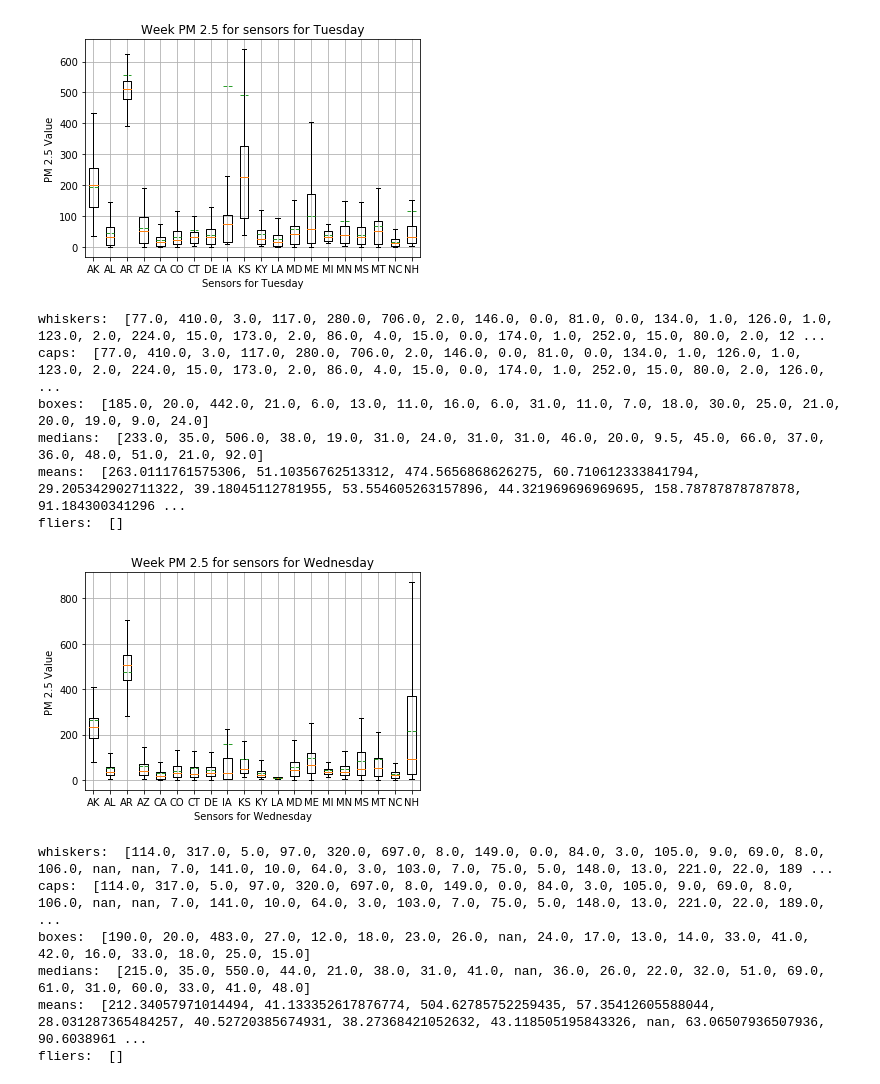
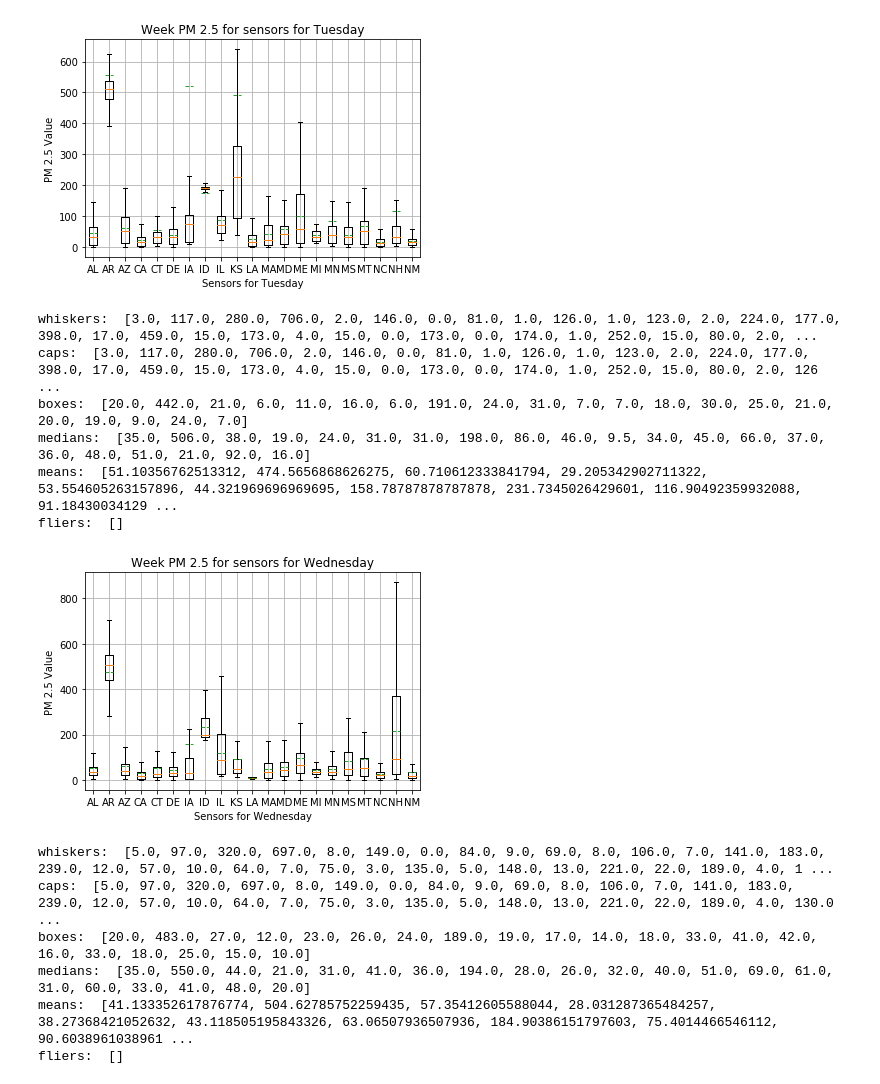
Before and after one commit to ylehilds/analyzing-mongolia-air-quality, a Jupyter notebook: day_vs_night/day_vs_night.ipynb, the cells around one changed output. Saved outputs shown, nothing was run; the diff lists cells and outputs as text; code cells hidden in the pictures.

```diff
--- a/day_vs_night/day_vs_night.ipynb
+++ b/day_vs_night/day_vs_night.ipynb
@@ -105,7 +104,7 @@ plt.grid(True)
 days = ['05', '06', '07', '08', '09', '10', '11']
 data = data[data.pm2_5 >= 0]
 data = data[data.location_name == 'Mongolia']
-hybrid_modified_gers = ['AK', 'AL', 'AR', 'AZ', 'CA', 'CO', 'CT', 'DE', 'FL', 'IA', 'KS', 'KY', 'LA', 'MD', 'ME', 'MI', 'MN', 'MS', 'MT', 'NC', 'NH']
+hybrid_modified_gers = ['AL', 'AR', 'AZ', 'CA', 'CT', 'DE', 'IA', 'ID', 'IL', 'KS', 'LA', 'MA', 'MD', 'ME', 'MI', 'MN', 'MS', 'MT', 'NC', 'NH', 'NM']
 data = data[(data.name == hybrid_modified_gers[0]) | (data.name == hybrid_modified_gers[1]) | (data.name == hybrid_modified_gers[2]) | (data.name == hybrid_modified_gers[3]) | (data.name == hybrid_modified_gers[4]) | (data.name == hybrid_modified_gers[5]) | (data.name == hybrid_modified_gers[6]) | (data.name == hybrid_modified_gers[7]) | (data.name == hybrid_modified_gers[8]) | (data.name == hybrid_modified_gers[9]) | (data.name == hybrid_modified_gers[10]) | (data.name == hybrid_modified_gers[11]) | (data.name == hybrid_modified_gers[12]) | (data.name == hybrid_modified_gers[13]) | (data.name == hybrid_modified_gers[14]) | (data.name == hybrid_modified_gers[15]) | (data.name == hybrid_modified_gers[16]) | (data.name == hybrid_modified_gers[17]) | (data.name == hybrid_modified_gers[18]) | (data.name == hybrid_modified_gers[19]) | (data.name == hybrid_modified_gers[20])]
 
 all_sensors_names = []
@@ -175,7 +174,7 @@ plt.grid(True)
 days_of_week = ['Monday', 'Tuesday', 'Wednesday', 'Thursday', 'Friday', 'Saturday', 'Sunday']
 data = data[data.pm2_5 >= 0]
 data = data[data.location_name == 'Mongolia']
-hybrid_modified_gers = ['AK', 'AL', 'AR', 'AZ', 'CA', 'CO', 'CT', 'DE', 'FL', 'IA', 'KS', 'KY', 'LA', 'MD', 'ME', 'MI', 'MN', 'MS', 'MT', 'NC', 'NH']
+hybrid_modified_gers = ['AL', 'AR', 'AZ', 'CA', 'CT', 'DE', 'IA', 'ID', 'IL', 'KS', 'LA', 'MA', 'MD', 'ME', 'MI', 'MN', 'MS', 'MT', 'NC', 'NH', 'NM']
 data = data[(data.name == hybrid_modified_gers[0]) | (data.name == hybrid_modified_gers[1]) | (data.name == hybrid_modified_gers[2]) | (data.name == hybrid_modified_gers[3]) | (data.name == hybrid_modified_gers[4]) | (data.name == hybrid_modified_gers[5]) | (data.name == hybrid_modified_gers[6]) | (data.name == hybrid_modified_gers[7]) | (data.name == hybrid_modified_gers[8]) | (data.name == hybrid_modified_gers[9]) | (data.name == hybrid_modified_gers[10]) | (data.name == hybrid_modified_gers[11]) | (data.name == hybrid_modified_gers[12]) | (data.name == hybrid_modified_gers[13]) | (data.name == hybrid_modified_gers[14]) | (data.name == hybrid_modified_gers[15]) | (data.name == hybrid_modified_gers[16]) | (data.name == hybrid_modified_gers[17]) | (data.name == hybrid_modified_gers[18]) | (data.name == hybrid_modified_gers[19]) | (data.name == hybrid_modified_gers[20])]
 
 all_sensors_names = []
@@ -315,7 +314,7 @@ plt.grid(True)
 days = ['05', '06', '07', '08', '09', '10', '11']
 data = data[data.pm2_5 >= 0]
 data = data[data.location_name == 'Mongolia']
-hybrid_modified_gers = ['AK', 'AL', 'AR', 'AZ', 'CA', 'CO', 'CT', 'DE', 'FL', 'IA', 'KS', 'KY', 'LA', 'MD', 'ME', 'MI', 'MN', 'MS', 'MT', 'NC', 'NH']
+hybrid_modified_gers = ['AL', 'AR', 'AZ', 'CA', 'CT', 'DE', 'IA', 'ID', 'IL', 'KS', 'LA', 'MA', 'MD', 'ME', 'MI', 'MN', 'MS', 'MT', 'NC', 'NH', 'NM']
 data = data[(data.name == hybrid_modified_gers[0]) | (data.name == hybrid_modified_gers[1]) | (data.name == hybrid_modified_gers[2]) | (data.name == hybrid_modified_gers[3]) | (data.name == hybrid_modified_gers[4]) | (data.name == hybrid_modified_gers[5]) | (data.name == hybrid_modified_gers[6]) | (data.name == hybrid_modified_gers[7]) | (data.name == hybrid_modified_gers[8]) | (data.name == hybrid_modified_gers[9]) | (data.name == hybrid_modified_gers[10]) | (data.name == hybrid_modified_gers[11]) | (data.name == hybrid_modified_gers[12]) | (data.name == hybrid_modified_gers[13]) | (data.name == hybrid_modified_gers[14]) | (data.name == hybrid_modified_gers[15]) | (data.name == hybrid_modified_gers[16]) | (data.name == hybrid_modified_gers[17]) | (data.name == hybrid_modified_gers[18]) | (data.name == hybrid_modified_gers[19]) | (data.name == hybrid_modified_gers[20])]
 
 all_sensors_names = []
@@ -387,7 +386,7 @@ plt.grid(True)
 days_of_week = ['Monday', 'Tuesday', 'Wednesday', 'Thursday', 'Friday', 'Saturday', 'Sunday']
 data = data[data.pm2_5 >= 0]
 data = data[data.location_name == 'Mongolia']
-hybrid_modified_gers = ['AK', 'AL', 'AR', 'AZ', 'CA', 'CO', 'CT', 'DE', 'FL', 'IA', 'KS', 'KY', 'LA', 'MD', 'ME', 'MI', 'MN', 'MS', 'MT', 'NC', 'NH']
+hybrid_modified_gers = ['AL', 'AR', 'AZ', 'CA', 'CT', 'DE', 'IA', 'ID', 'IL', 'KS', 'LA', 'MA', 'MD', 'ME', 'MI', 'MN', 'MS', 'MT', 'NC', 'NH', 'NM']
 data = data[(data.name == hybrid_modified_gers[0]) | (data.name == hybrid_modified_gers[1]) | (data.name == hybrid_modified_gers[2]) | (data.name == hybrid_modified_gers[3]) | (data.name == hybrid_modified_gers[4]) | (data.name == hybrid_modified_gers[5]) | (data.name == hybrid_modified_gers[6]) | (data.name == hybrid_modified_gers[7]) | (data.name == hybrid_modified_gers[8]) | (data.name == hybrid_modified_gers[9]) | (data.name == hybrid_modified_gers[10]) | (data.name == hybrid_modified_gers[11]) | (data.name == hybrid_modified_gers[12]) | (data.name == hybrid_modified_gers[13]) | (data.name == hybrid_modified_gers[14]) | (data.name == hybrid_modified_gers[15]) | (data.name == hybrid_modified_gers[16]) | (data.name == hybrid_modified_gers[17]) | (data.name == hybrid_modified_gers[18]) | (data.name == hybrid_modified_gers[19]) | (data.name == hybrid_modified_gers[20])]
 
 all_sensors_names = []
@@ -466,15 +465,15 @@ means:  [195.3164812942366, 44.876196172248804, 555.3339604891815, 59.6293234718
 fliers:  []
-[figure, old version]
+[figure, new version]
-whiskers:  [77.0, 410.0, 3.0, 117.0, 280.0, 706.0, 2.0, 146.0, 0.0, 81.0, 0.0, 134.0, 1.0, 126.0, 1.0, 123.0, 2.0, 224.0, 15.0, 173.0, 2.0, 86.0, 4.0, 15.0, 0.0, 174.0, 1.0, 252.0, 15.0, 80.0, 2.0, 12 ...
-caps:  [77.0, 410.0, 3.0, 117.0, 280.0, 706.0, 2.0, 146.0, 0.0, 81.0, 0.0, 134.0, 1.0, 126.0, 1.0, 123.0, 2.0, 224.0, 15.0, 173.0, 2.0, 86.0, 4.0, 15.0, 0.0, 174.0, 1.0, 252.0, 15.0, 80.0, 2.0, 126.0, ...
-boxes:  [185.0, 20.0, 442.0, 21.0, 6.0, 13.0, 11.0, 16.0, 6.0, 31.0, 11.0, 7.0, 18.0, 30.0, 25.0, 21.0, 20.0, 19.0, 9.0, 24.0]
-medians:  [233.0, 35.0, 506.0, 38.0, 19.0, 31.0, 24.0, 31.0, 31.0, 46.0, 20.0, 9.5, 45.0, 66.0, 37.0, 36.0, 48.0, 51.0, 21.0, 92.0]
-means:  [263.0111761575306, 51.10356762513312, 474.5656868626275, 60.710612333841794, 29.205342902711322, 39.18045112781955, 53.554605263157896, 44.321969696969695, 158.78787878787878, 91.184300341296 ...
+whiskers:  [3.0, 117.0, 280.0, 706.0, 2.0, 146.0, 0.0, 81.0, 1.0, 126.0, 1.0, 123.0, 2.0, 224.0, 177.0, 398.0, 17.0, 459.0, 15.0, 173.0, 4.0, 15.0, 0.0, 173.0, 0.0, 174.0, 1.0, 252.0, 15.0, 80.0, 2.0, ...
+caps:  [3.0, 117.0, 280.0, 706.0, 2.0, 146.0, 0.0, 81.0, 1.0, 126.0, 1.0, 123.0, 2.0, 224.0, 177.0, 398.0, 17.0, 459.0, 15.0, 173.0, 4.0, 15.0, 0.0, 173.0, 0.0, 174.0, 1.0, 252.0, 15.0, 80.0, 2.0, 126 ...
+boxes:  [20.0, 442.0, 21.0, 6.0, 11.0, 16.0, 6.0, 191.0, 24.0, 31.0, 7.0, 7.0, 18.0, 30.0, 25.0, 21.0, 20.0, 19.0, 9.0, 24.0, 7.0]
+medians:  [35.0, 506.0, 38.0, 19.0, 24.0, 31.0, 31.0, 198.0, 86.0, 46.0, 9.5, 34.0, 45.0, 66.0, 37.0, 36.0, 48.0, 51.0, 21.0, 92.0, 16.0]
+means:  [51.10356762513312, 474.5656868626275, 60.710612333841794, 29.205342902711322, 53.554605263157896, 44.321969696969695, 158.78787878787878, 231.7345026429601, 116.90492359932088, 91.18430034129 ...
 fliers:  []
-[figure, old version]
+[figure, new version]
-whiskers:  [114.0, 317.0, 5.0, 97.0, 320.0, 697.0, 8.0, 149.0, 0.0, 84.0, 3.0, 105.0, 9.0, 69.0, 8.0, 106.0, nan, nan, 7.0, 141.0, 10.0, 64.0, 3.0, 103.0, 7.0, 75.0, 5.0, 148.0, 13.0, 221.0, 22.0, 189 ...
-caps:  [114.0, 317.0, 5.0, 97.0, 320.0, 697.0, 8.0, 149.0, 0.0, 84.0, 3.0, 105.0, 9.0, 69.0, 8.0, 106.0, nan, nan, 7.0, 141.0, 10.0, 64.0, 3.0, 103.0, 7.0, 75.0, 5.0, 148.0, 13.0, 221.0, 22.0, 189.0,  ...
-boxes:  [190.0, 20.0, 483.0, 27.0, 12.0, 18.0, 23.0, 26.0, nan, 24.0, 17.0, 13.0, 14.0, 33.0, 41.0, 42.0, 16.0, 33.0, 18.0, 25.0, 15.0]
-medians:  [215.0, 35.0, 550.0, 44.0, 21.0, 38.0, 31.0, 41.0, nan, 36.0, 26.0, 22.0, 32.0, 51.0, 69.0, 61.0, 31.0, 60.0, 33.0, 41.0, 48.0]
-means:  [212.34057971014494, 41.133352617876774, 504.62785752259435, 57.35412605588044, 28.031287365484257, 40.52720385674931, 38.27368421052632, 43.118505195843326, nan, 63.06507936507936, 90.6038961 ...
+whiskers:  [5.0, 97.0, 320.0, 697.0, 8.0, 149.0, 0.0, 84.0, 9.0, 69.0, 8.0, 106.0, 7.0, 141.0, 183.0, 239.0, 12.0, 57.0, 10.0, 64.0, 7.0, 75.0, 3.0, 135.0, 5.0, 148.0, 13.0, 221.0, 22.0, 189.0, 4.0, 1 ...
+caps:  [5.0, 97.0, 320.0, 697.0, 8.0, 149.0, 0.0, 84.0, 9.0, 69.0, 8.0, 106.0, 7.0, 141.0, 183.0, 239.0, 12.0, 57.0, 10.0, 64.0, 7.0, 75.0, 3.0, 135.0, 5.0, 148.0, 13.0, 221.0, 22.0, 189.0, 4.0, 130.0 ...
+boxes:  [20.0, 483.0, 27.0, 12.0, 23.0, 26.0, 24.0, 189.0, 19.0, 17.0, 14.0, 18.0, 33.0, 41.0, 42.0, 16.0, 33.0, 18.0, 25.0, 15.0, 10.0]
+medians:  [35.0, 550.0, 44.0, 21.0, 31.0, 41.0, 36.0, 194.0, 28.0, 26.0, 32.0, 40.0, 51.0, 69.0, 61.0, 31.0, 60.0, 33.0, 41.0, 48.0, 20.0]
+means:  [41.133352617876774, 504.62785752259435, 57.35412605588044, 28.031287365484257, 38.27368421052632, 43.118505195843326, 63.06507936507936, 184.90386151797603, 75.4014466546112, 90.6038961038961 ...
 fliers:  []
```
Also changed, not shown: parts of 5 cells of this notebook, 13 other files.
